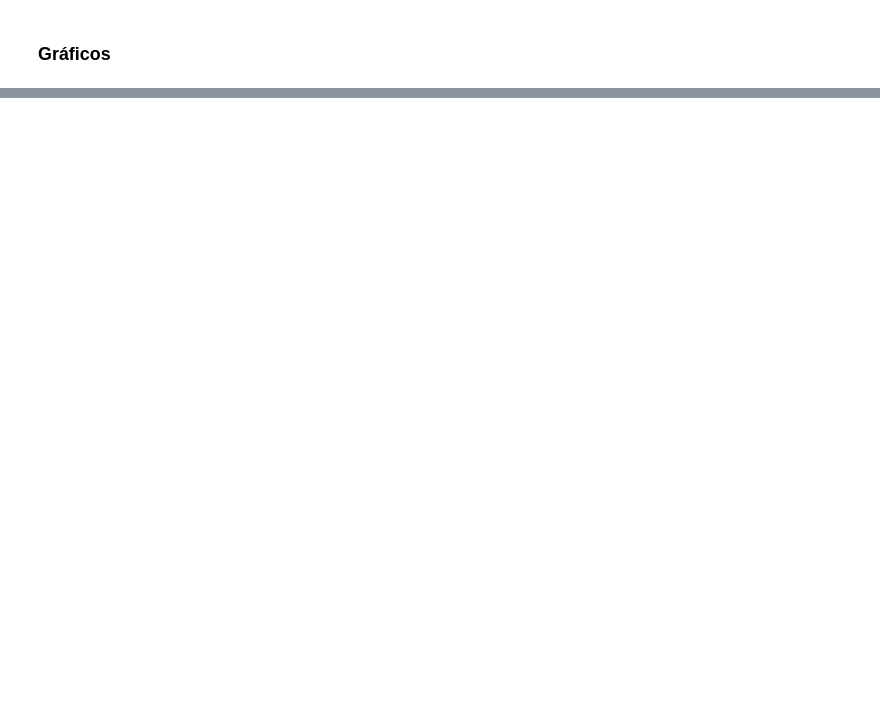
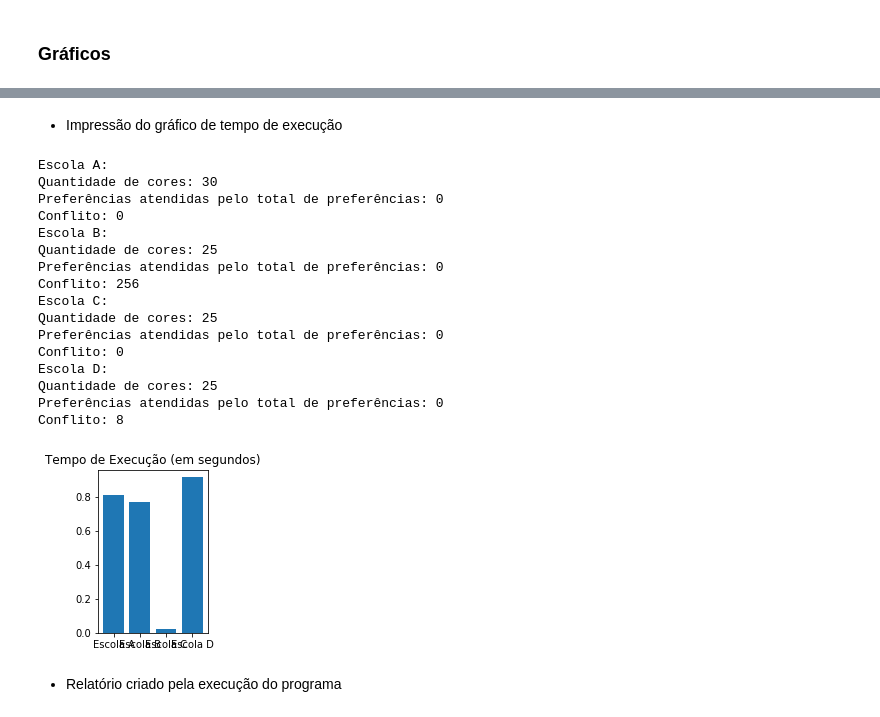
Before and after one commit to lucas54neves/distribution-schedules-coloring, a Jupyter notebook: doc/Relatório Dinânimo.ipynb, the cells around one changed output, grey strips where cells are left out. Saved outputs shown, nothing was run; the diff lists cells and outputs as text; code cells hidden in the pictures; blank space fills up the shorter version.

```diff
--- a/doc/Relatório Dinânimo.ipynb
+++ b/doc/Relatório Dinânimo.ipynb
@@ -543,0 +583,39 @@ if __name__ == "__main__":
+# %% [markdown]
+ - Impressão do gráfico de tempo de execução
+# %%
+grafo1 = Grafo("../data/Escola_A.xlsx", "Escola A")
+grafo2 = Grafo("../data/Escola_B.xlsx", "Escola B")
+grafo3 = Grafo("../data/Escola_C.xlsx", "Escola C")
+grafo4 = Grafo("../data/Escola_D.xlsx", "Escola D")
+
+
+
+names = ['Escola A', 'Escola B', 'Escola C', 'Escola D']
+values = [grafo1.tempo_iteracao, grafo2.tempo_iteracao, grafo3.tempo_iteracao, grafo4.tempo_iteracao]
+
+plt.figure(figsize=(9, 3))
+
+plt.subplot(1, 4, 1)
+plt.bar(names, values)
+plt.title('Tempo de Execução (em segundos)')
+plt.show()
+# %% [output]
+Escola A:
+Quantidade de cores: 30
+Preferências atendidas pelo total de preferências: 0
+Conflito: 0
+Escola B:
+Quantidade de cores: 25
+Preferências atendidas pelo total de preferências: 0
+Conflito: 256
+Escola C:
+Quantidade de cores: 25
+Preferências atendidas pelo total de preferências: 0
+Conflito: 0
+Escola D:
+Quantidade de cores: 25
+Preferências atendidas pelo total de preferências: 0
+Conflito: 8
+[figure, added]
+# %% [markdown]
+- Relatório criado pela execução do programa
```
Also changed, not shown: parts of 10 cells of this notebook.
